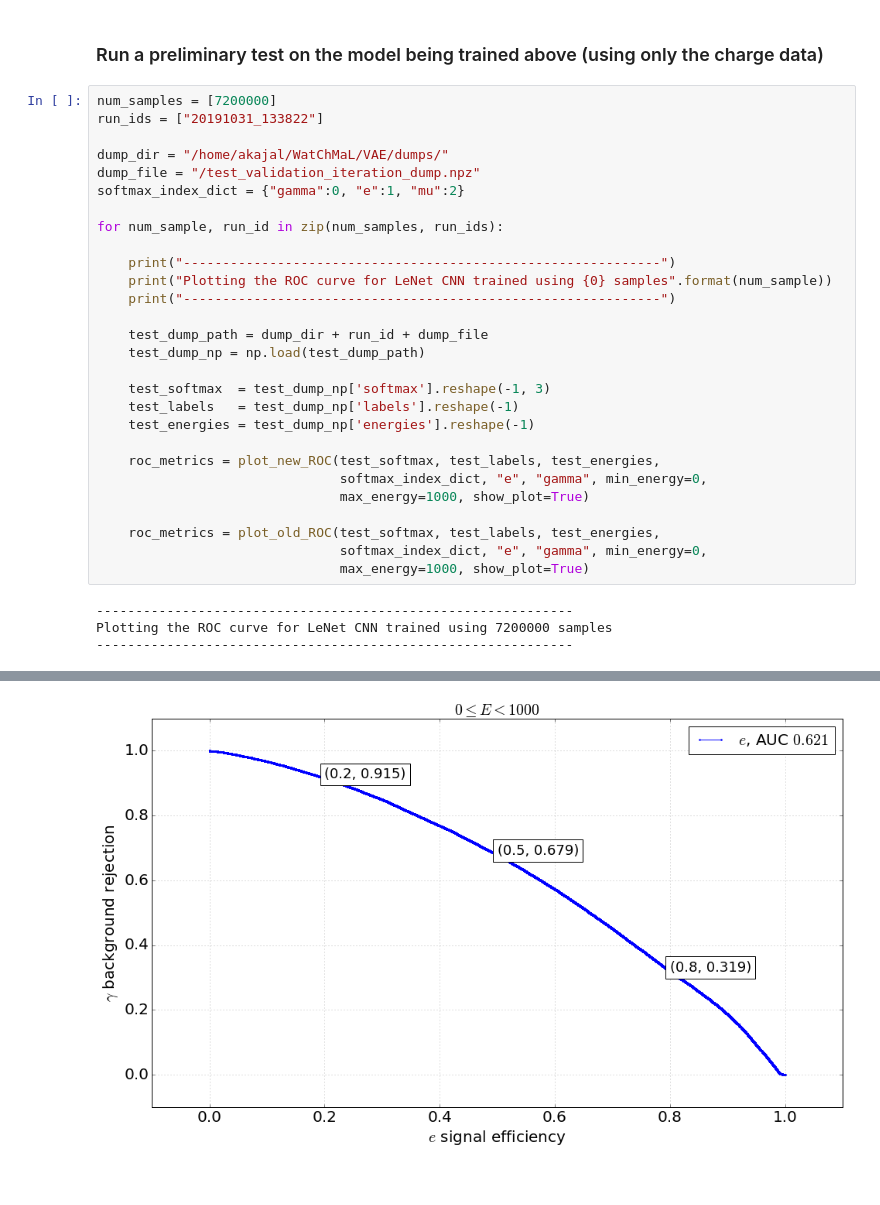
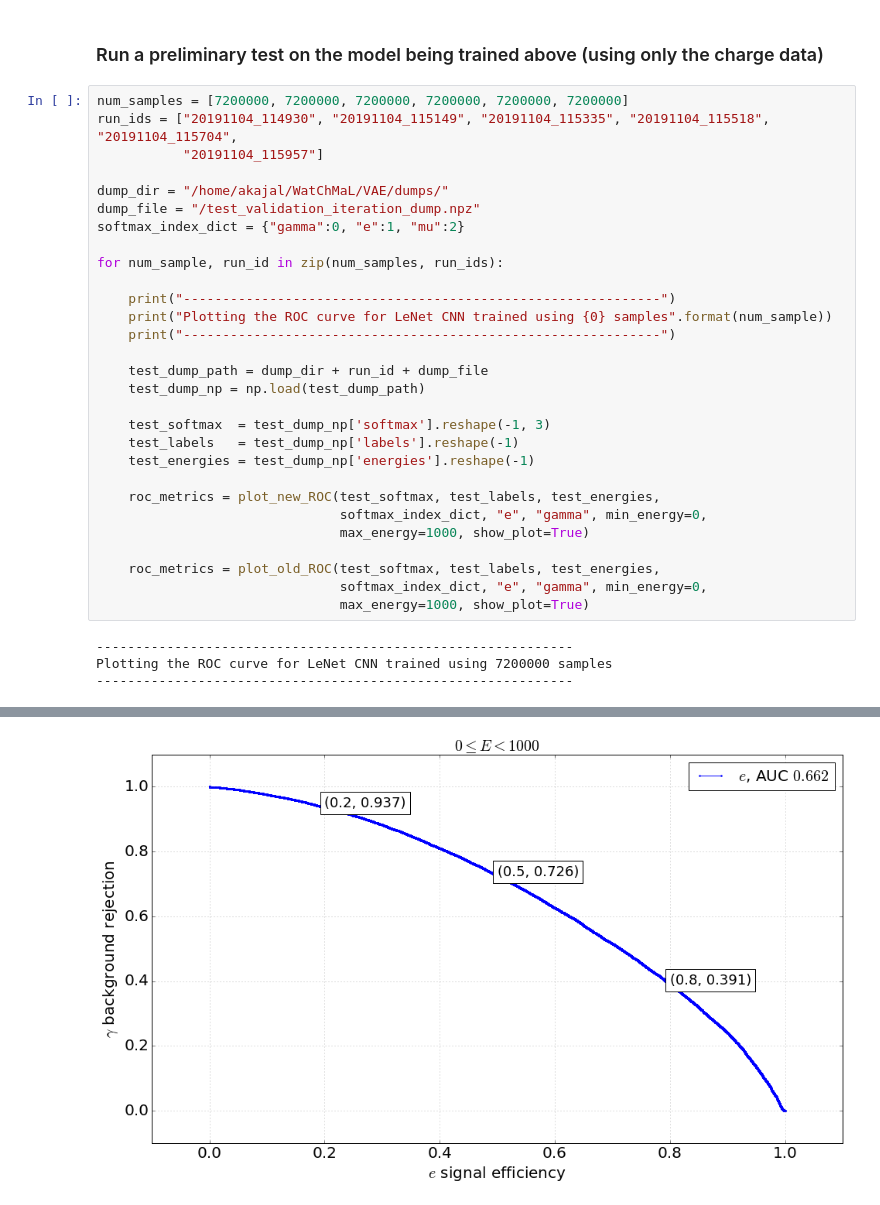
Before and after one commit to WatChMaL/CNN, a Jupyter notebook: notebooks/3110 - New full tank dataset training.ipynb, the cells around one changed output, grey strips where cells are left out. Drawn from its saved outputs; the diff is of its cells as text.

```diff
--- a/notebooks/3110 - New full tank dataset training.ipynb
+++ b/notebooks/3110 - New full tank dataset training.ipynb
@@ -363,8 +363,9 @@ plot_log(run_ids, model_ids, model_colors, keys, lgd_loc=(1.6, 0.8), val=True, l
 # %% [markdown]
 ### Run a preliminary test on the model being trained above (using only the charge data)
 # %%
-num_samples = [7200000]
-run_ids = ["20191031_133822"]
+num_samples = [7200000, 7200000, 7200000, 7200000, 7200000, 7200000]
+run_ids = ["20191104_114930", "20191104_115149", "20191104_115335", "20191104_115518", "20191104_115704",
+           "20191104_115957"]
 
 dump_dir = "/home/akajal/WatChMaL/VAE/dumps/"
 dump_file = "/test_validation_iteration_dump.npz"
@@ -398 +399 @@ Plotting the ROC curve for LeNet CNN trained using 7200000 samples
-[figure, old version]
+[figure, new version]
```
Also changed, not shown: parts of 3 cells of this notebook, 14 other files.
